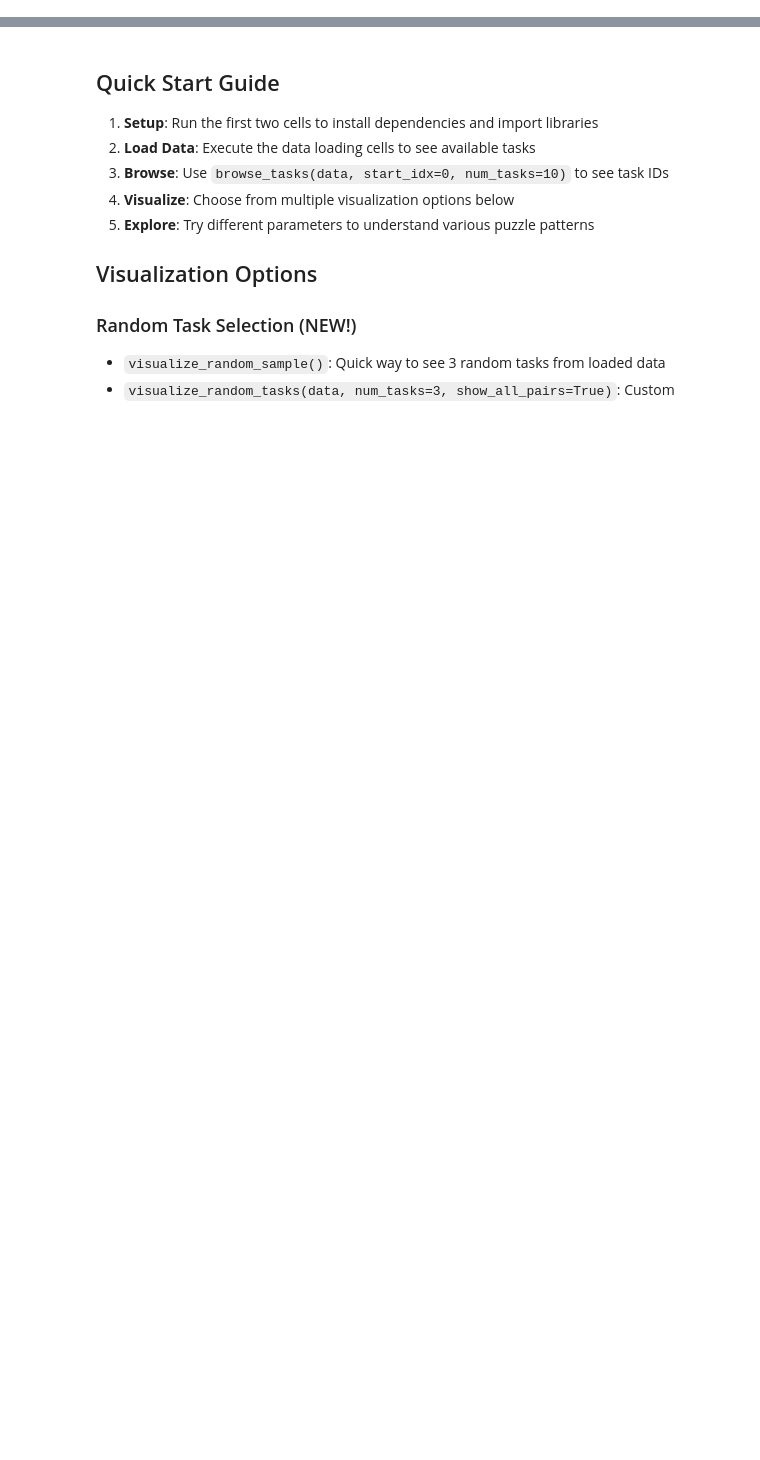
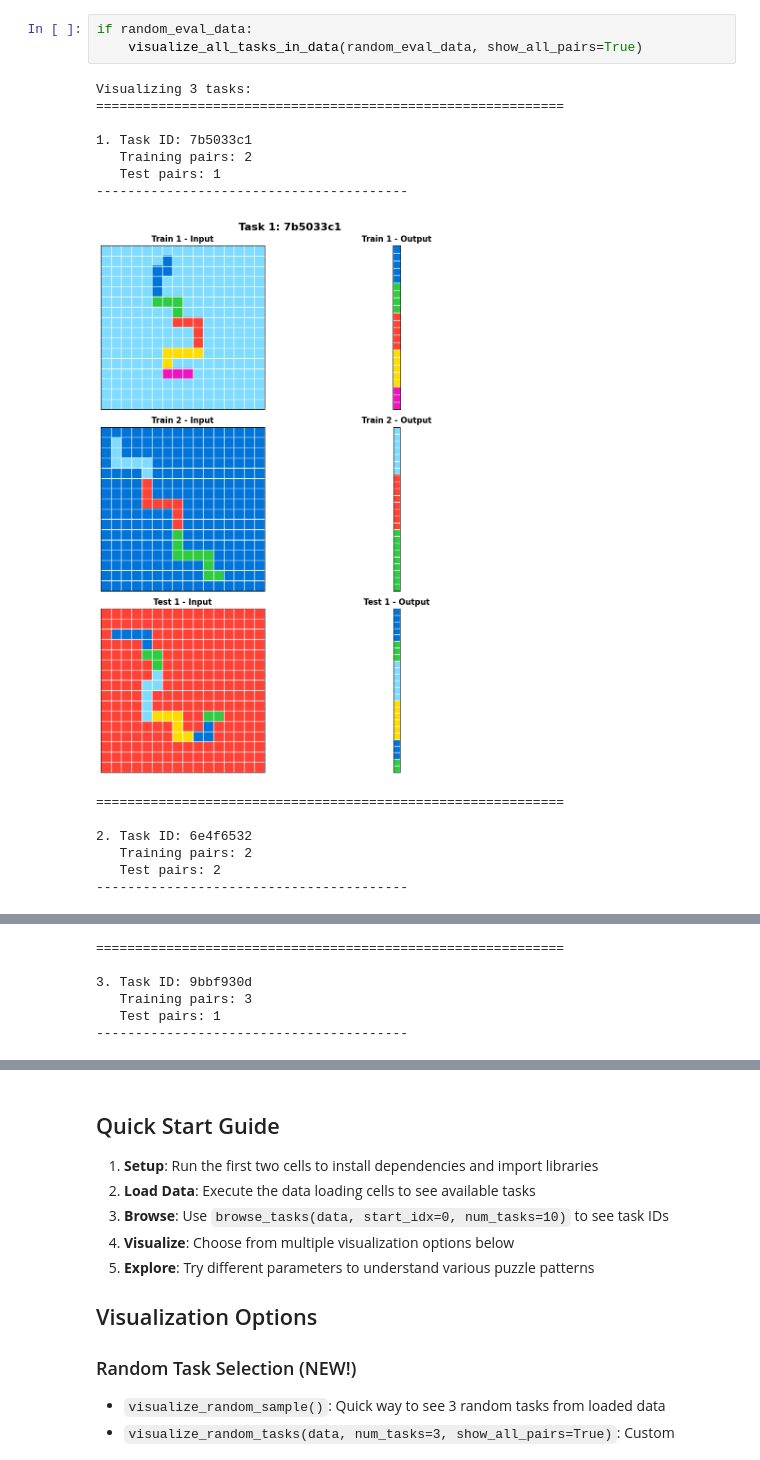
Before and after one commit to CalebTalley2024/ARC-AGI-2, a Jupyter notebook: notebooks/task_viz.ipynb, the cells around one changed output, grey strips where cells are left out. Cells and saved outputs as stored; diff of their text form; blank space fills up the shorter version.

Commit message:
tested task visualization

```diff
--- a/notebooks/task_viz.ipynb
+++ b/notebooks/task_viz.ipynb
@@ -574,0 +652,18 @@ else:
+# %%
+if random_eval_data:
+    visualize_all_tasks_in_data(random_eval_data, show_all_pairs=True)
+# %% [output]
+Visualizing 3 tasks:
+============================================================
+
+1. Task ID: 7b5033c1
+   Training pairs: 2
+   Test pairs: 1
+----------------------------------------
+[figure, added]
+============================================================
+
+2. Task ID: 6e4f6532
+   Training pairs: 2
+   Test pairs: 2
+----------------------------------------
@@ -574,0 +671,6 @@ else:
+============================================================
+
+3. Task ID: 9bbf930d
+   Training pairs: 3
+   Test pairs: 1
+----------------------------------------
```
Also changed, not shown: parts of 11 cells of this notebook.
